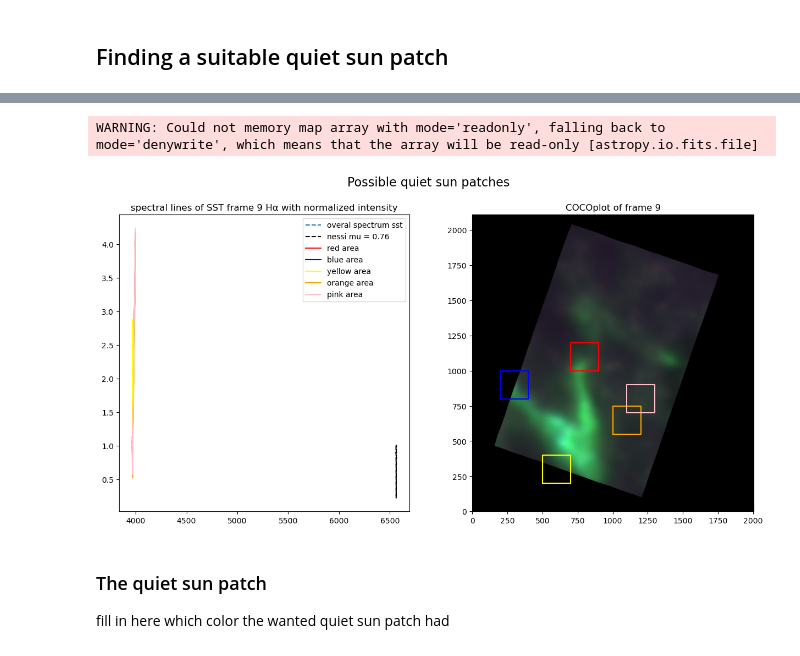
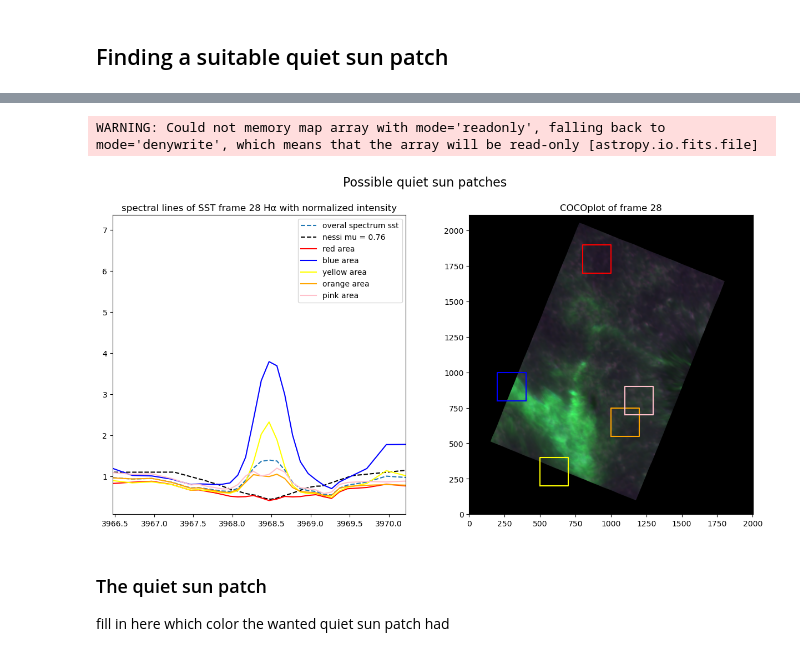
Before and after one commit to demichieldewilde/solar-flares, a Jupyter notebook: data/2023-06-09/saas_CaK23.ipynb, the cells around one changed output, grey strips where cells are left out. Saved outputs shown, nothing was run; the diff lists cells and outputs as text; code cells hidden in the pictures.

```diff
--- a/data/2023-06-09/saas_CaK23.ipynb
+++ b/data/2023-06-09/saas_CaK23.ipynb
@@ -523,5 +518,5 @@ frame, CaK.shape
 # %%
-frame=9
+frame=28
 
 fig, ax = plt.subplots(nrows=1,ncols=2,figsize=(15, 7))
 # fig.setitle("quiet sun determination, weiging constants")
@@ -530,42 +525,42 @@ fig.suptitle('Possible quiet sun patches', fontsize=16)
 
 CaK.ccp_frame(frame,Show=False)
 # xlim, ylim
-X = [[(700,900),(1000,1200)], [(200,400), (800, 1000)], [(500, 700), (200, 400)], [(1000,1200),(550,750)], [(1100,1300),(700, 900)]]
+X = [[(800,1000),(1700,1900)], [(200,400), (800, 1000)], [(500, 700), (200, 400)], [(1000,1200),(550,750)], [(1100,1300),(700, 900)]]
     #  [(90,350), (800,969)] , [(90,290), (870,969)] ]# max x: 963, y: 969
 colors=['red', 'blue', 'yellow', 'orange', 'pink', 'purple', 'limegreen', 'darkgreen', 'gray']
 
 
 ax[0].set_title("spectral lines of SST frame "+str(frame)+" H\u03B1 with normalized intensity")
 CaK.frame_integrated_spect(frame)
 ax[0].plot(CaK._wavel, CaK.av_spect, '--', label='overal spectrum sst')
 # ax[0].plot(theor_CaK.sst_wav + theta[0], theta[2] * theor_CaK.sst_dc + theta[1], label='saas nessi')
 # theta = [ 2.196e-01 , 6.288e-02 , 8.458e-01]
 theta = [0,0,1]
+ax[0].set_xlim((np.min(CaK._wavel), np.max(CaK._wavel[:-1])))
 
 
-ax[0].plot(theor_CaK.sst_wav + theta[0], theta[2] * theor_CaK.sst_dc*theor_CaK.sst_clv[0] + theta[1], '--', label='nessi mu = 0.76', color='black')
 
 ax[1].imshow(CaK.current_ccp,origin='lower')
 ax[1].set_title("COCOplot of frame "+str(frame))
 t=0
 for i in X:
     xlim=i[0]
     ylim=i[1]
     if t<len(colors):
         color=colors[t]
     else:
         color = np.array(np.random.choice(range(256), size=3))/255
     t+=1
     ax[0].plot(CaK._wavel, CaK.frame_integrated_spect(frame, xlim=xlim, ylim=ylim), color=color, label=str(color)+' area') #
     ax[1].plot([xlim[0], xlim[1], xlim[1], xlim[0], xlim[0]], [ylim[0],ylim[0],ylim[1], ylim[1], ylim[0]], color=color)
 ax[0].legend()
 
 # Save the figure
 fig.savefig(f'plots\Choosing_quiet_sun_patch_CaK.png')
 plt.show()
 # %% [output]
 WARNING: Could not memory map array with mode='readonly', falling back to mode='denywrite', which means that the array will be read-only [astropy.io.fits.file]
-[figure, old version]
+[figure, new version]
 # %% [markdown]
 ### The quiet sun patch
 
```
Also changed, not shown: parts of 20 cells of this notebook, 5 other files.
